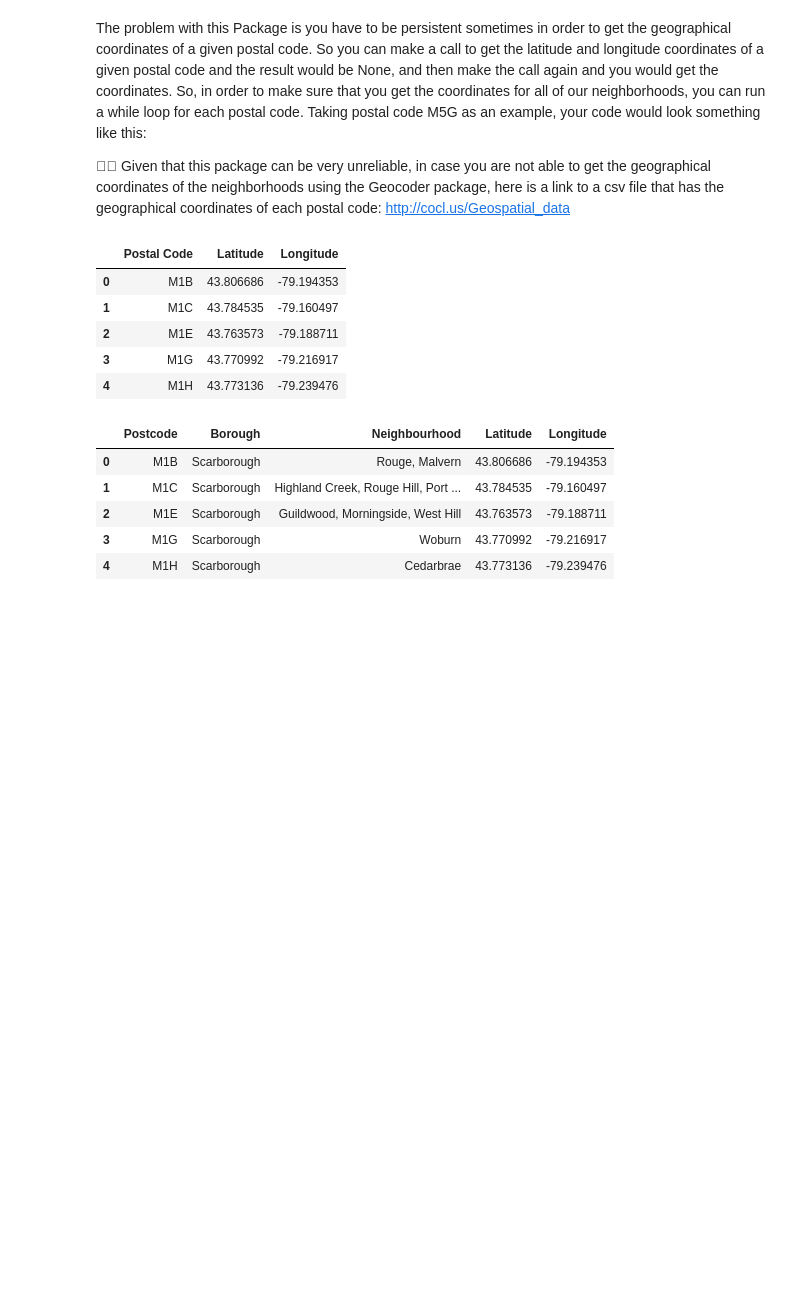
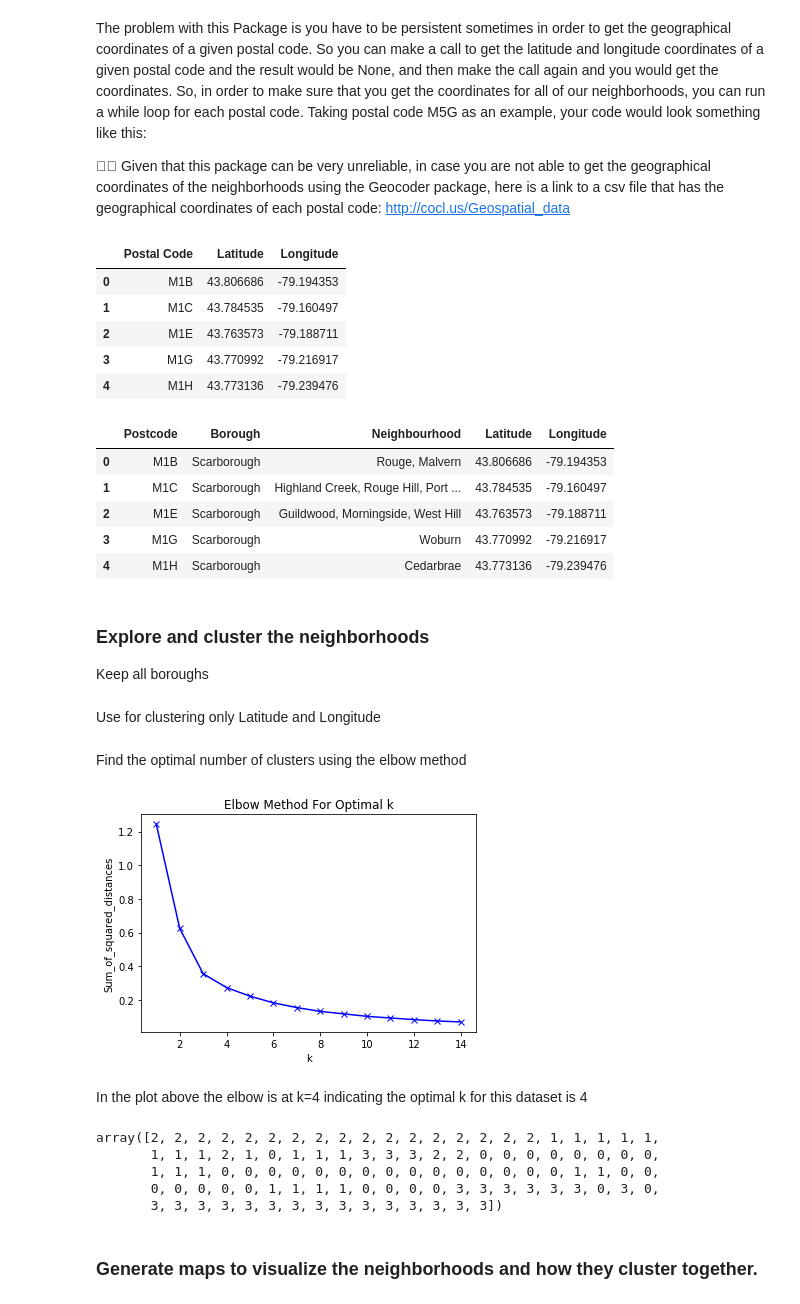
Before and after one commit to AndreeaA-DS/Coursera_Capstone, a Jupyter notebook: Segmenting and Clustering Neighborhoods in Toronto.ipynb, the cells around one changed output. Cells and saved outputs as stored; diff of their text form; code cells hidden in the pictures; blank space fills up the shorter version.

Commit message:
Add files via upload
added clustering and map vizualisation

```diff
--- a/Segmenting and Clustering Neighborhoods in Toronto.ipynb
+++ b/Segmenting and Clustering Neighborhoods in Toronto.ipynb
@@ -134,3 +134,47 @@ df_geo.head()
 | 2 | M1E | Scarborough | Guildwood, Morningside, West Hill | 43.763573 | -79.188711 |
 | 3 | M1G | Scarborough | Woburn | 43.770992 | -79.216917 |
 | 4 | M1H | Scarborough | Cedarbrae | 43.773136 | -79.239476 |
+# %% [markdown]
+### Explore and cluster the neighborhoods
+
+Keep all boroughs
+# %% [markdown]
+Use for clustering only Latitude and Longitude
+# %%
+df_clust = df_geo.drop(columns = ['Postcode', 'Borough', 'Neighbourhood'])
+# %% [markdown]
+Find the optimal number of clusters using the elbow method
+# %%
+Sum_of_squared_distances = []
+K = range(1,15)
+for k in K:
+    km = KMeans(n_clusters=k)
+    km = km.fit(df_clust)
+    Sum_of_squared_distances.append(km.inertia_)
+# %%
+plt.plot(K, Sum_of_squared_distances, 'bx-')
+plt.xlabel('k')
+plt.ylabel('Sum_of_squared_distances')
+plt.title('Elbow Method For Optimal k')
+plt.show()
+# %% [output]
+[figure, added]
+# %% [markdown]
+In the plot above the elbow is at k=4 indicating the optimal k for this dataset is 4
+# %%
+# set number of clusters
+kclusters = 4
+
+# run k-means clustering
+kmeans = KMeans(n_clusters=kclusters, random_state=0).fit(df_clust)
+
+# check cluster labels generated for each row in the dataframe
+kmeans.labels_
+# %% [output]
+array([2, 2, 2, 2, 2, 2, 2, 2, 2, 2, 2, 2, 2, 2, 2, 2, 2, 1, 1, 1, 1, 1,
+       1, 1, 1, 2, 1, 0, 1, 1, 1, 3, 3, 3, 2, 2, 0, 0, 0, 0, 0, 0, 0, 0,
+       1, 1, 1, 0, 0, 0, 0, 0, 0, 0, 0, 0, 0, 0, 0, 0, 0, 0, 1, 1, 0, 0,
+       0, 0, 0, 0, 0, 1, 1, 1, 1, 0, 0, 0, 0, 3, 3, 3, 3, 3, 3, 0, 3, 0,
+       3, 3, 3, 3, 3, 3, 3, 3, 3, 3, 3, 3, 3, 3, 3])
+# %% [markdown]
+### Generate maps to visualize the neighborhoods and how they cluster together.
```
Also changed, not shown: parts of 5 cells of this notebook.
